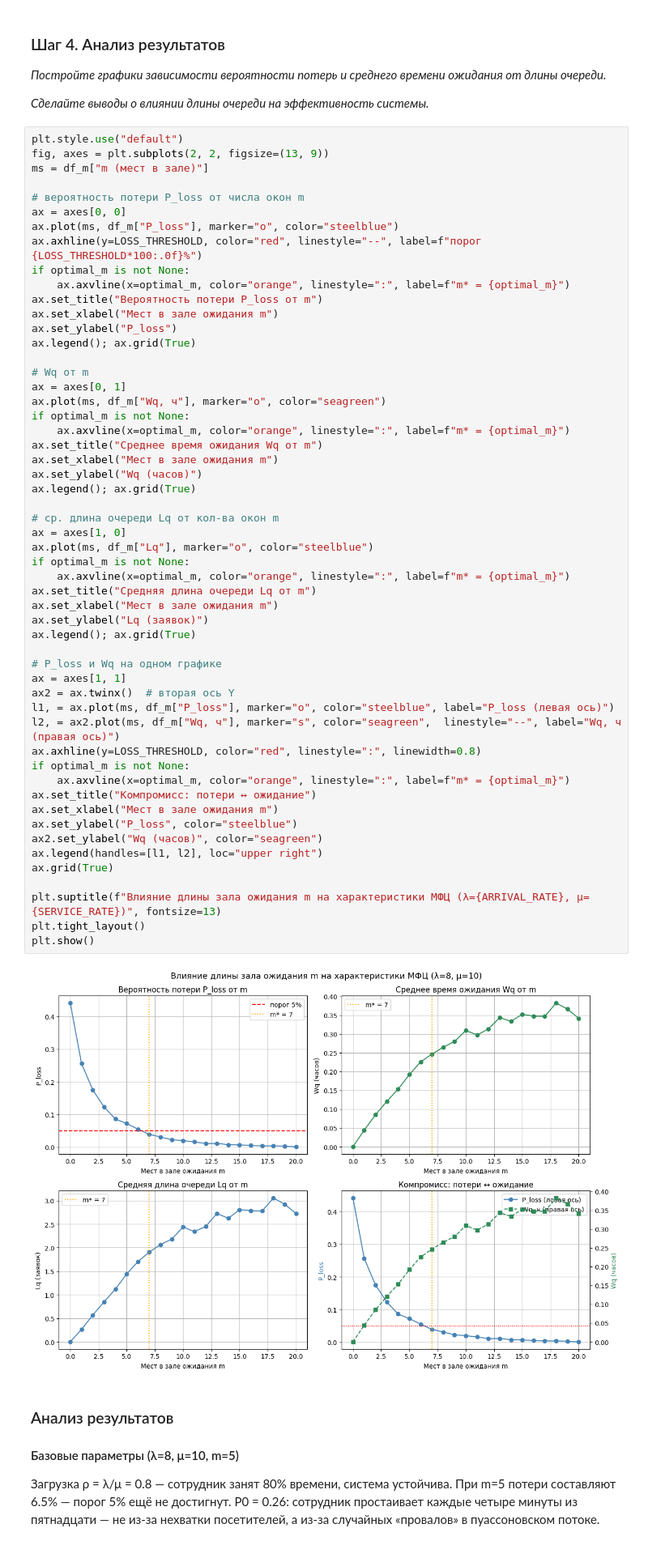
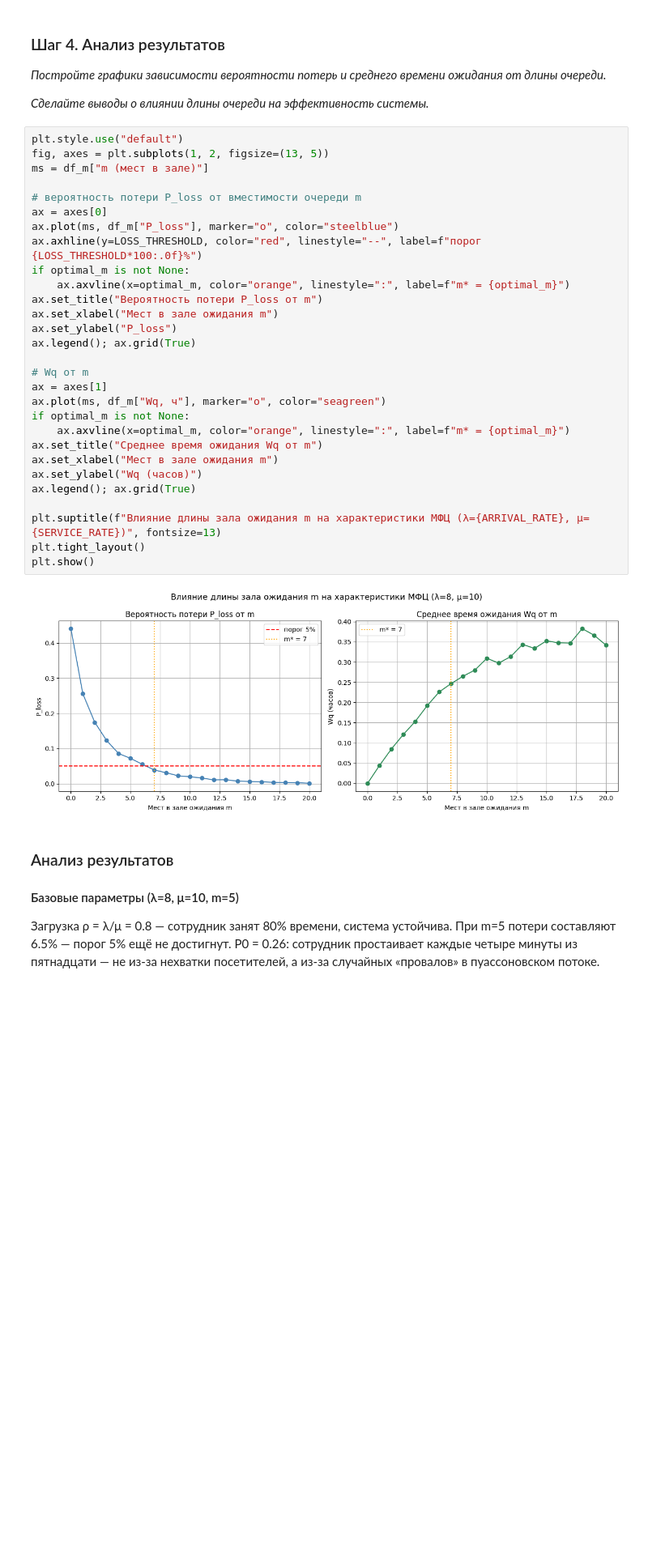
Before and after one commit to kimvlry/supercool-queueing-theory, a Jupyter notebook: lab-3.ipynb, the cells around one changed output. Shown at 81% size. Saved outputs shown, nothing was run; the diff lists cells and outputs as text; blank space fills up the shorter version.

```diff
--- a/lab-3.ipynb
+++ b/lab-3.ipynb
@@ -234,60 +234,35 @@ _Постройте графики зависимости вероятности
 _Сделайте выводы о влиянии длины очереди на эффективность системы._
 # %%
 plt.style.use("default")
-fig, axes = plt.subplots(2, 2, figsize=(13, 9))
+fig, axes = plt.subplots(1, 2, figsize=(13, 5))
 ms = df_m["m (мест в зале)"]
 
-# вероятность потери P_loss от числа окон m
-ax = axes[0, 0]
+# вероятность потери P_loss от вместимости очереди m
+ax = axes[0]
 ax.plot(ms, df_m["P_loss"], marker="o", color="steelblue")
 ax.axhline(y=LOSS_THRESHOLD, color="red", linestyle="--", label=f"порог {LOSS_THRESHOLD*100:.0f}%")
 if optimal_m is not None:
     ax.axvline(x=optimal_m, color="orange", linestyle=":", label=f"m* = {optimal_m}")
 ax.set_title("Вероятность потери P_loss от m")
 ax.set_xlabel("Мест в зале ожидания m")
 ax.set_ylabel("P_loss")
 ax.legend(); ax.grid(True)
 
 # Wq от m
-ax = axes[0, 1]
+ax = axes[1]
 ax.plot(ms, df_m["Wq, ч"], marker="o", color="seagreen")
 if optimal_m is not None:
     ax.axvline(x=optimal_m, color="orange", linestyle=":", label=f"m* = {optimal_m}")
 ax.set_title("Среднее время ожидания Wq от m")
 ax.set_xlabel("Мест в зале ожидания m")
 ax.set_ylabel("Wq (часов)")
 ax.legend(); ax.grid(True)
 
-# ср. длина очереди Lq от кол-ва окон m
-ax = axes[1, 0]
-ax.plot(ms, df_m["Lq"], marker="o", color="steelblue")
-if optimal_m is not None:
-    ax.axvline(x=optimal_m, color="orange", linestyle=":", label=f"m* = {optimal_m}")
-ax.set_title("Средняя длина очереди Lq от m")
-ax.set_xlabel("Мест в зале ожидания m")
-ax.set_ylabel("Lq (заявок)")
-ax.legend(); ax.grid(True)
-
-# P_loss и Wq на одном графике
-ax = axes[1, 1]
-ax2 = ax.twinx()  # вторая ось Y
-l1, = ax.plot(ms, df_m["P_loss"], marker="o", color="steelblue", label="P_loss (левая ось)")
-l2, = ax2.plot(ms, df_m["Wq, ч"], marker="s", color="seagreen",  linestyle="--", label="Wq, ч (правая ось)")
-ax.axhline(y=LOSS_THRESHOLD, color="red", linestyle=":", linewidth=0.8)
-if optimal_m is not None:
-    ax.axvline(x=optimal_m, color="orange", linestyle=":", label=f"m* = {optimal_m}")
-ax.set_title("Компромисс: потери ↔ ожидание")
-ax.set_xlabel("Мест в зале ожидания m")
-ax.set_ylabel("P_loss", color="steelblue")
-ax2.set_ylabel("Wq (часов)", color="seagreen")
-ax.legend(handles=[l1, l2], loc="upper right")
-ax.grid(True)
-
 plt.suptitle(f"Влияние длины зала ожидания m на характеристики МФЦ (λ={ARRIVAL_RATE}, μ={SERVICE_RATE})", fontsize=13)
 plt.tight_layout()
 plt.show()
 # %% [output]
-[figure, old version]
+[figure, new version]
 # %% [markdown]
 ### Анализ результатов
 
```
